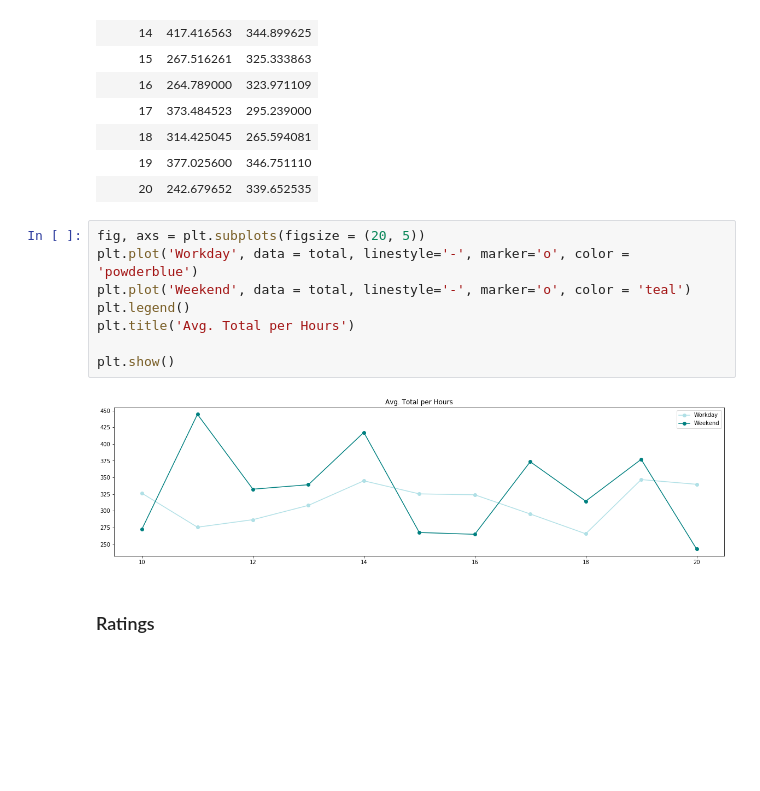
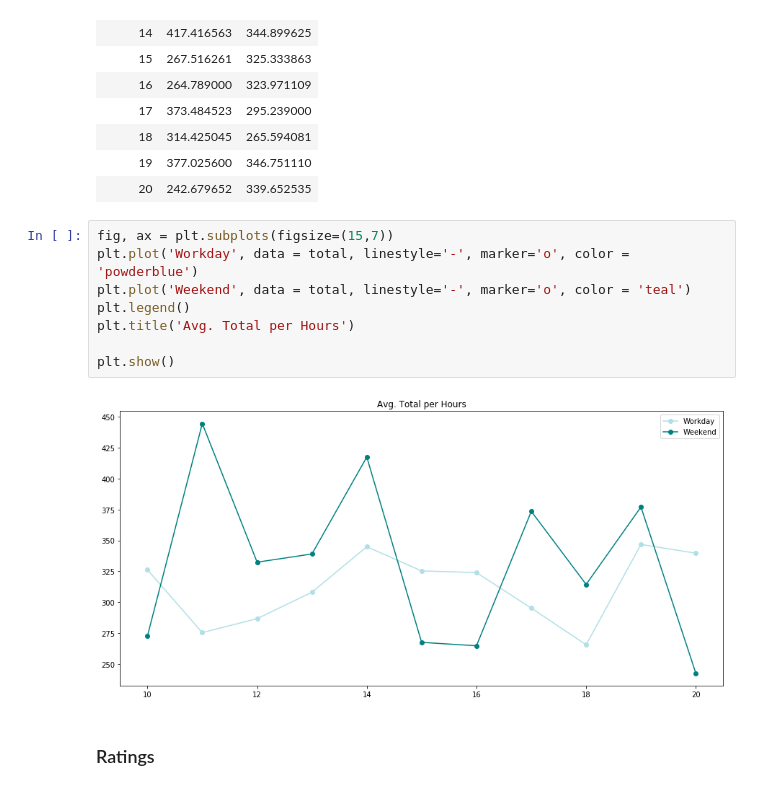
Before and after one commit to Mariehllrd/EDA-supermarket-sales, a Jupyter notebook: EDA.ipynb, the cells around one changed output. Drawn from its saved outputs; the diff is of its cells as text; blank space fills up the shorter version.

```diff
--- a/EDA.ipynb
+++ b/EDA.ipynb
@@ -233,15 +259,15 @@ total
 | 19 | 377.025600 | 346.751110 |
 | 20 | 242.679652 | 339.652535 |
 # %%
-fig, axs = plt.subplots(figsize = (20, 5))
+fig, ax = plt.subplots(figsize=(15,7))
 plt.plot('Workday', data = total, linestyle='-', marker='o', color = 'powderblue')
 plt.plot('Weekend', data = total, linestyle='-', marker='o', color = 'teal')
 plt.legend()
 plt.title('Avg. Total per Hours')
 
 plt.show()
 # %% [output]
-[figure, old version]
+[figure, new version]
 # %% [markdown]
 ### Ratings
 # %%
```
Also changed, not shown: parts of 12 cells of this notebook, 2 other files.
